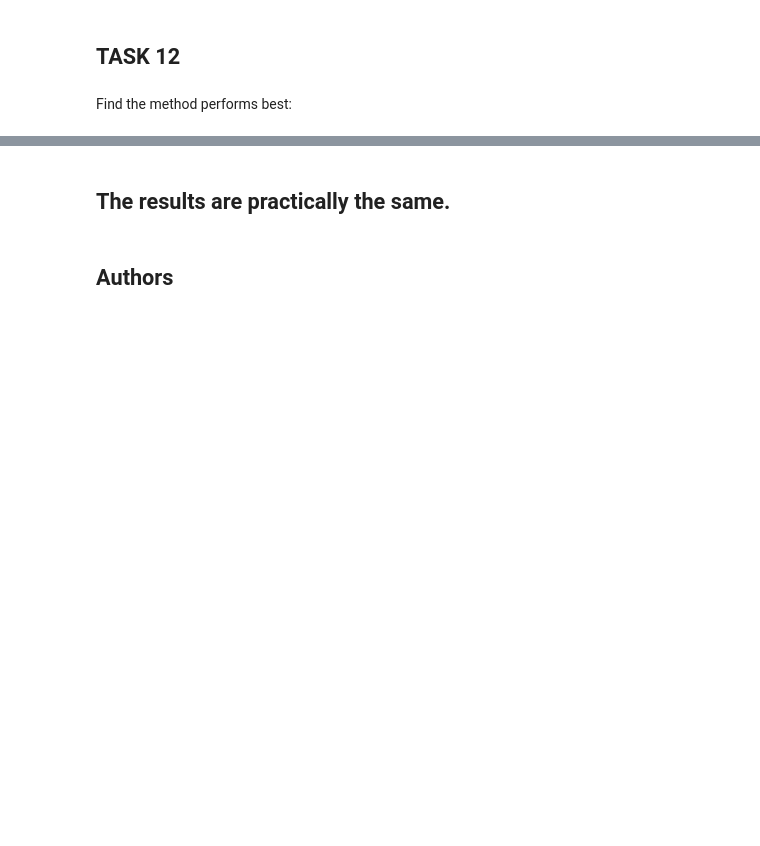
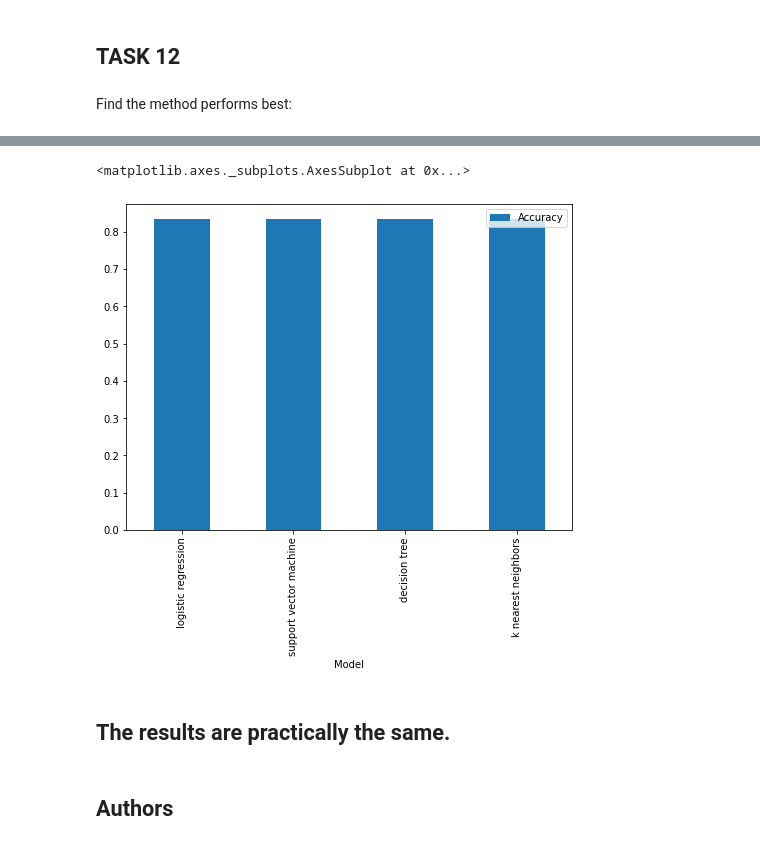
Before and after one commit to Amorovati/IBM_Data_Science_Capstone, a Jupyter notebook: SpaceX_Machine_Learning_Prediction_Part_5.ipynb, the cells around one changed output, grey strips where cells are left out. Drawn from its saved outputs; the diff is of its cells as text; code cells hidden in the pictures; blank space fills up the shorter version.

```diff
--- a/SpaceX_Machine_Learning_Prediction_Part_5.ipynb
+++ b/SpaceX_Machine_Learning_Prediction_Part_5.ipynb
@@ -326,7 +329,8 @@ accuracy : 0.8482142857142858
 # %% [markdown]
 Calculate the accuracy of tree_cv on the test data using the method <code>score</code>:
 # %%
-tree_cv.score(X_test,Y_test)
+knnacc=knn_cv.score(X_test,Y_test)
+knnacc
 # %% [output]
 0.8333333333333334
 # %% [markdown]
@@ -340,3 +344,6 @@ plot_confusion_matrix(Y_test,yhat)
 ## TASK  12
 # %% [markdown]
 Find the method performs best:
+# %%
+Modelnames=['logistic regression', 'support vector machine','decision tree', 'k nearest neighbors' ]
+accs=[logregacc,svmacc, tree_cvacc, knnacc ]
@@ -342,0 +357,5 @@ Find the method performs best:
+# %%
+acc={'Model':Modelnames, 'Accuracy': accs}
+# %%
+accdf=pd.DataFrame.from_dict(acc)
+accdf
@@ -343,3 +368,8 @@ Find the method performs best:
+# %%
+accdf.plot(kind='bar', x='Model', figsize=(8, 6))
+# %% [output]
+<matplotlib.axes._subplots.AxesSubplot at 0x...>
+[figure, added]
 # %% [markdown]
 <h2> The results are practically the same.
 # %% [markdown]
```
Also changed, not shown: parts of 6 cells of this notebook.
